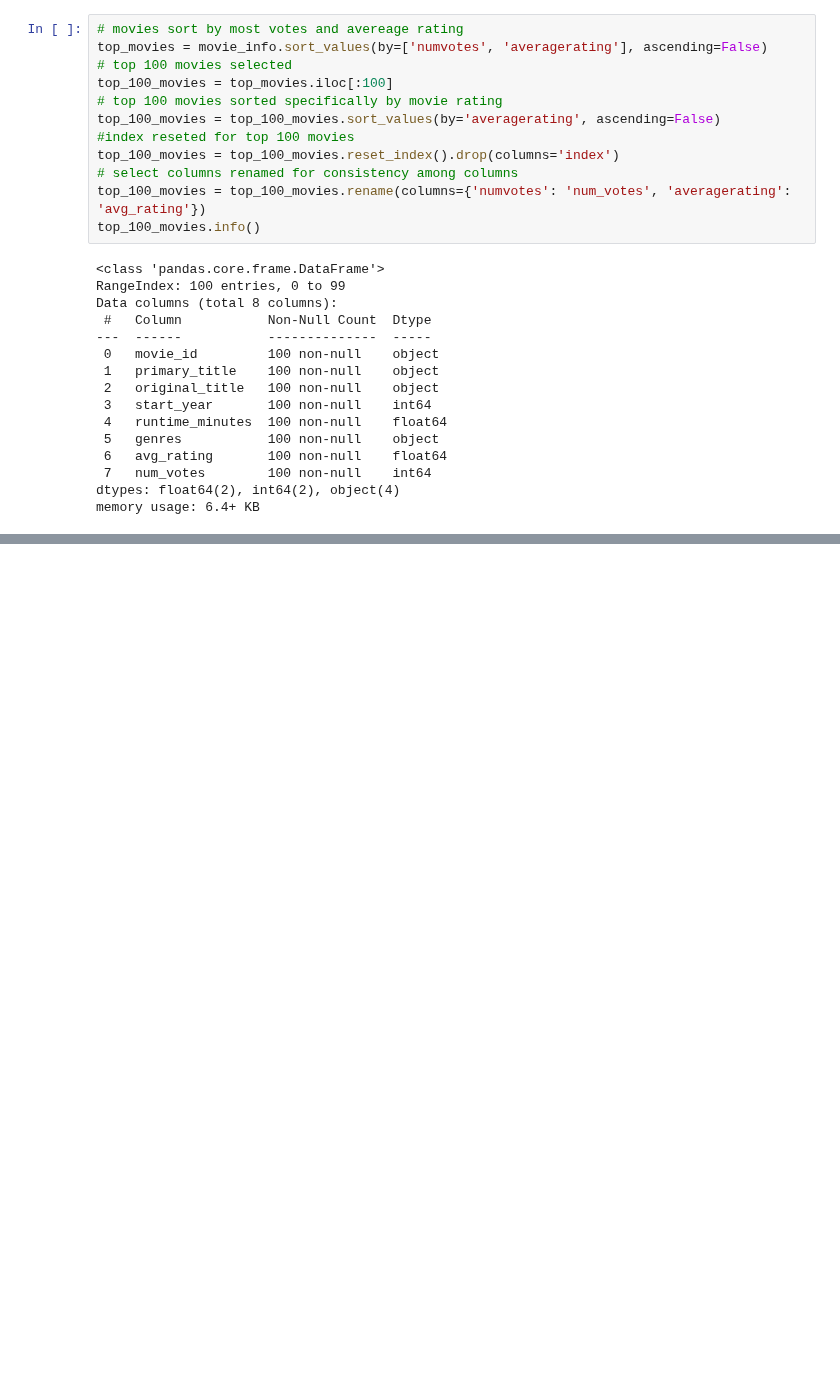
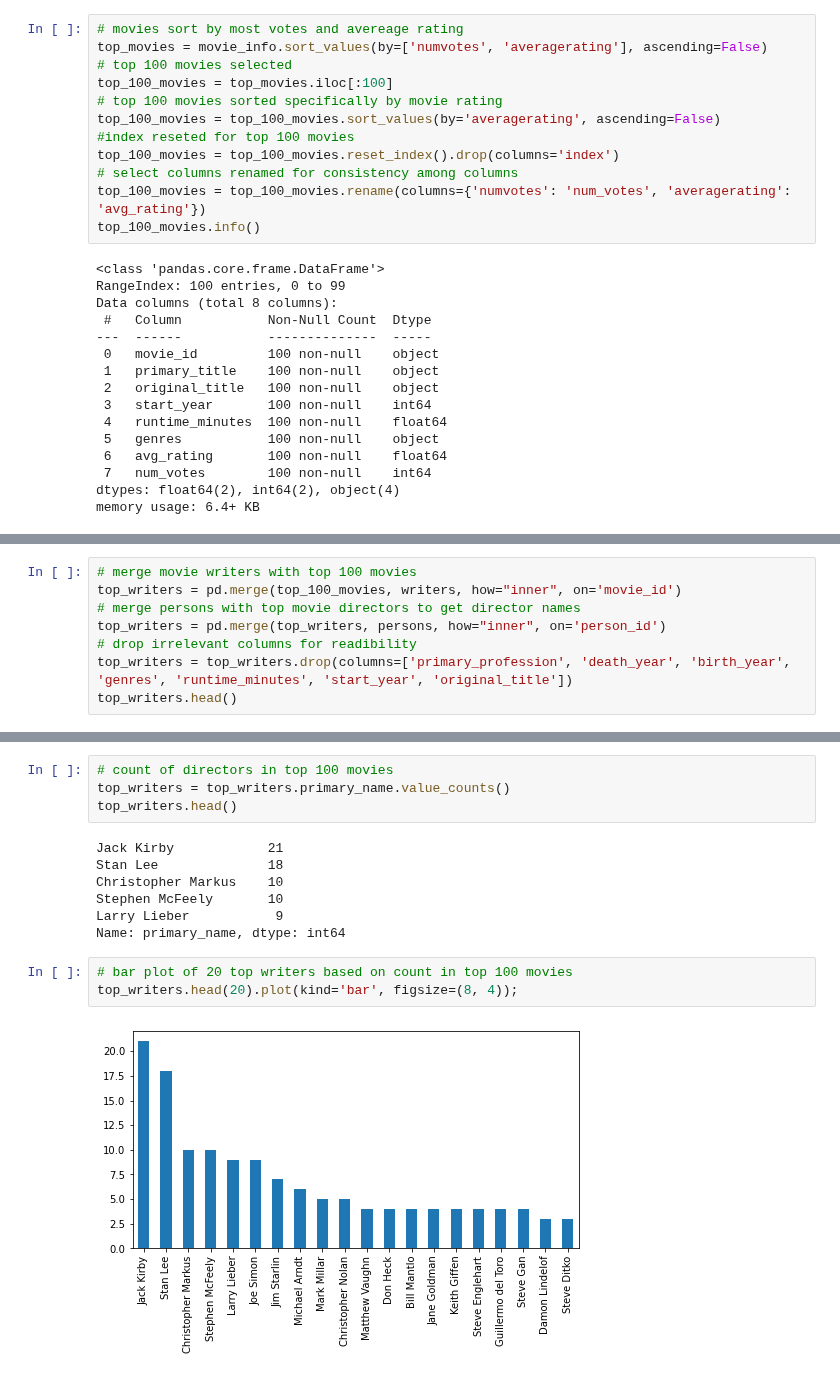
Before and after one commit to reboyce/Gilbert-Team-Repo, a Jupyter notebook: Notebooks/Chris Notebook.ipynb, the cells around one changed output, grey strips where cells are left out. Drawn from its saved outputs; the diff is of its cells as text; blank space fills up the shorter version.

```diff
--- a/Notebooks/Chris Notebook.ipynb
+++ b/Notebooks/Chris Notebook.ipynb
@@ -76,0 +120,8 @@ sns.barplot(x=top_100_movies.primary_title, y=top_100_movies.avg_rating);
+# %%
+# merge movie writers with top 100 movies
+top_writers = pd.merge(top_100_movies, writers, how="inner", on='movie_id')
+# merge persons with top movie directors to get director names
+top_writers = pd.merge(top_writers, persons, how="inner", on='person_id')
+# drop irrelevant columns for readibility
+top_writers = top_writers.drop(columns=['primary_profession', 'death_year', 'birth_year', 'genres', 'runtime_minutes', 'start_year', 'original_title'])
+top_writers.head()
@@ -76,0 +135,16 @@ sns.barplot(x=top_100_movies.primary_title, y=top_100_movies.avg_rating);
+# %%
+# count of directors in top 100 movies
+top_writers = top_writers.primary_name.value_counts()
+top_writers.head()
+# %% [output]
+Jack Kirby            21
+Stan Lee              18
+Christopher Markus    10
+Stephen McFeely       10
+Larry Lieber           9
+Name: primary_name, dtype: int64
+# %%
+# bar plot of 20 top writers based on count in top 100 movies
+top_writers.head(20).plot(kind='bar', figsize=(8, 4));
+# %% [output]
+[figure, added]
```
Also changed, not shown: parts of 12 cells of this notebook.
